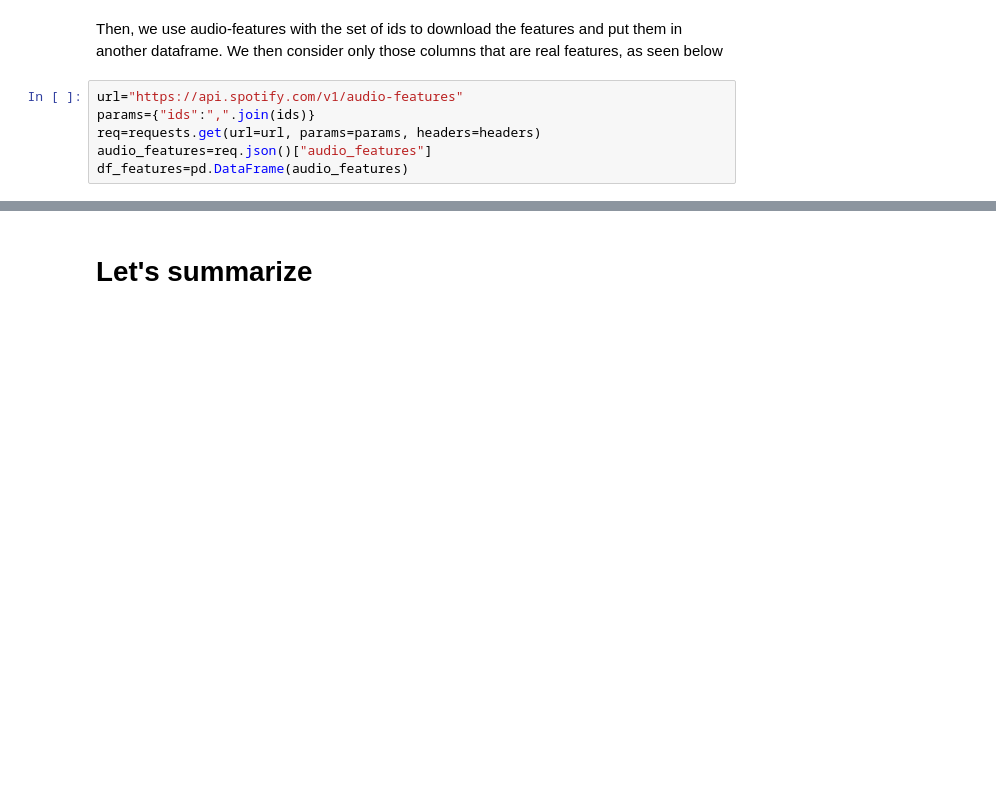
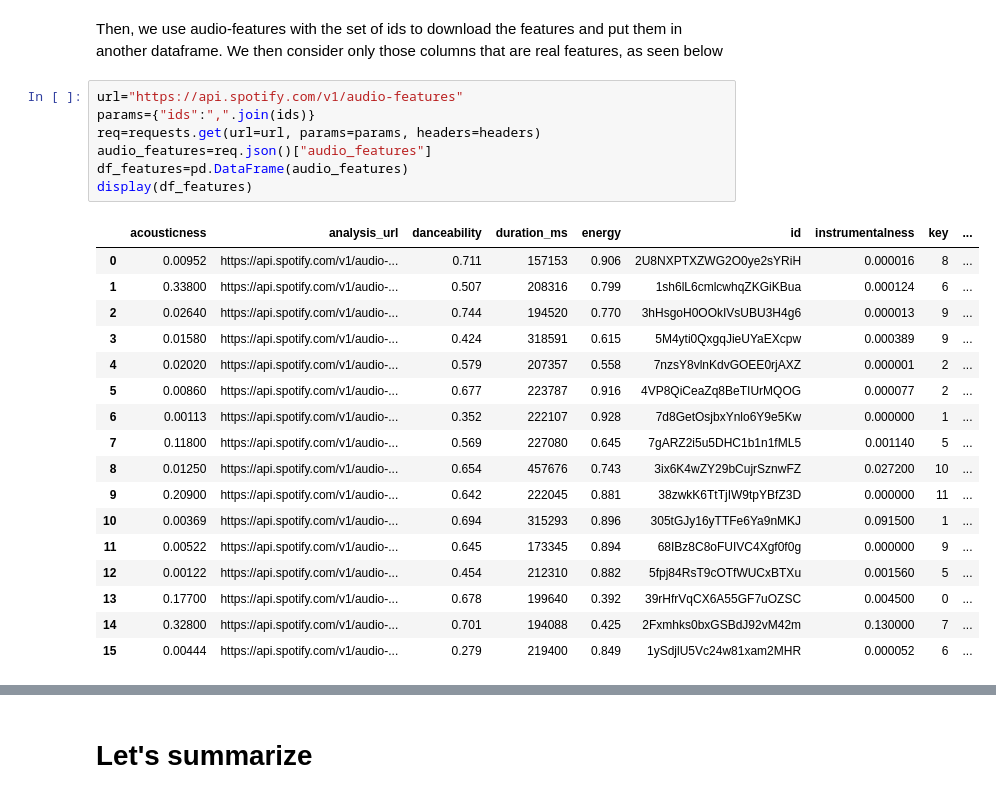
Before and after one commit to mbuccoli/creativepc2019, a Jupyter notebook: Labs/Lab2_World/python_audio_feature_extraction/Matrix Factorization and Collaborative Filtering.ipynb, the cells around one changed output, grey strips where cells are left out. Cells and saved outputs as stored; diff of their text form; blank space fills up the shorter version.

```diff
--- a/Labs/Lab2_World/python_audio_feature_extraction/Matrix Factorization and Collaborative Filtering.ipynb
+++ b/Labs/Lab2_World/python_audio_feature_extraction/Matrix Factorization and Collaborative Filtering.ipynb
@@ -60,9 +119,28 @@ We then consider only those columns that are real features, as seen below
 # %%
 url="https://api.spotify.com/v1/audio-features"
 params={"ids":",".join(ids)}
 req=requests.get(url=url, params=params, headers=headers)
 audio_features=req.json()["audio_features"]
 df_features=pd.DataFrame(audio_features)
+display(df_features)
+# %% [output]
+|  | acousticness | analysis_url | danceability | duration_ms | energy | id | instrumentalness | key | ... |
+| 0 | 0.00952 | https://api.spotify.com/v1/audio-... | 0.711 | 157153 | 0.906 | 2U8NXPTXZWG2O0ye2sYRiH | 0.000016 | 8 | ... |
+| 1 | 0.33800 | https://api.spotify.com/v1/audio-... | 0.507 | 208316 | 0.799 | 1sh6lL6cmlcwhqZKGiKBua | 0.000124 | 6 | ... |
+| 2 | 0.02640 | https://api.spotify.com/v1/audio-... | 0.744 | 194520 | 0.770 | 3hHsgoH0OOkIVsUBU3H4g6 | 0.000013 | 9 | ... |
+| 3 | 0.01580 | https://api.spotify.com/v1/audio-... | 0.424 | 318591 | 0.615 | 5M4yti0QxgqJieUYaEXcpw | 0.000389 | 9 | ... |
+| 4 | 0.02020 | https://api.spotify.com/v1/audio-... | 0.579 | 207357 | 0.558 | 7nzsY8vlnKdvGOEE0rjAXZ | 0.000001 | 2 | ... |
+| 5 | 0.00860 | https://api.spotify.com/v1/audio-... | 0.677 | 223787 | 0.916 | 4VP8QiCeaZq8BeTIUrMQOG | 0.000077 | 2 | ... |
+| 6 | 0.00113 | https://api.spotify.com/v1/audio-... | 0.352 | 222107 | 0.928 | 7d8GetOsjbxYnlo6Y9e5Kw | 0.000000 | 1 | ... |
+| 7 | 0.11800 | https://api.spotify.com/v1/audio-... | 0.569 | 227080 | 0.645 | 7gARZ2i5u5DHC1b1n1fML5 | 0.001140 | 5 | ... |
+| 8 | 0.01250 | https://api.spotify.com/v1/audio-... | 0.654 | 457676 | 0.743 | 3ix6K4wZY29bCujrSznwFZ | 0.027200 | 10 | ... |
+| 9 | 0.20900 | https://api.spotify.com/v1/audio-... | 0.642 | 222045 | 0.881 | 38zwkK6TtTjIW9tpYBfZ3D | 0.000000 | 11 | ... |
+| 10 | 0.00369 | https://api.spotify.com/v1/audio-... | 0.694 | 315293 | 0.896 | 305tGJy16yTTFe6Ya9nMKJ | 0.091500 | 1 | ... |
+| 11 | 0.00522 | https://api.spotify.com/v1/audio-... | 0.645 | 173345 | 0.894 | 68IBz8C8oFUIVC4Xgf0f0g | 0.000000 | 9 | ... |
+| 12 | 0.00122 | https://api.spotify.com/v1/audio-... | 0.454 | 212310 | 0.882 | 5fpj84RsT9cOTfWUCxBTXu | 0.001560 | 5 | ... |
+| 13 | 0.17700 | https://api.spotify.com/v1/audio-... | 0.678 | 199640 | 0.392 | 39rHfrVqCX6A55GF7uOZSC | 0.004500 | 0 | ... |
+| 14 | 0.32800 | https://api.spotify.com/v1/audio-... | 0.701 | 194088 | 0.425 | 2Fxmhks0bxGSBdJ92vM42m | 0.130000 | 7 | ... |
+| 15 | 0.00444 | https://api.spotify.com/v1/audio-... | 0.279 | 219400 | 0.849 | 1ySdjlU5Vc24w81xam2MHR | 0.000052 | 6 | ... |
 # %%
 columns_fts=['acousticness', 'danceability', 'energy',  'instrumentalness', 'liveness', 'loudness',
                     'tempo', 'valence']
```
Also changed, not shown: parts of 11 cells of this notebook, 5 other files.
